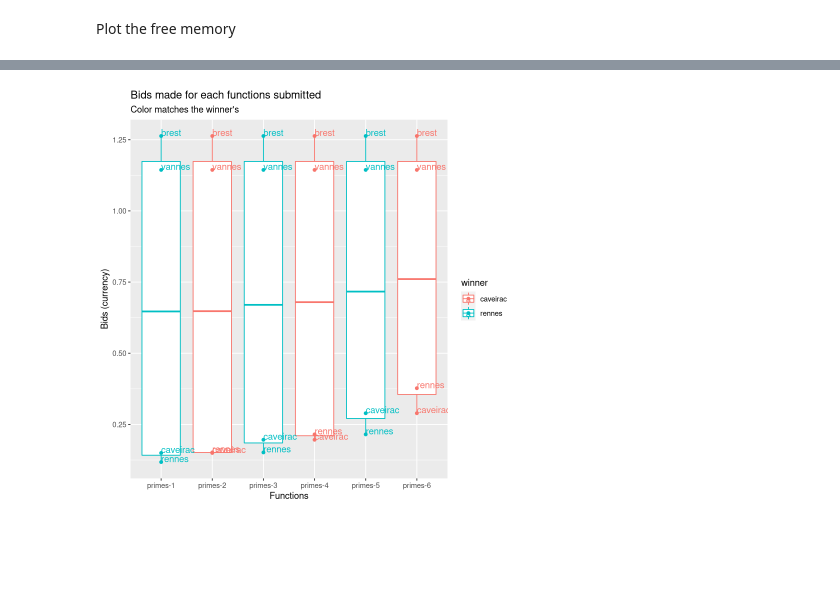
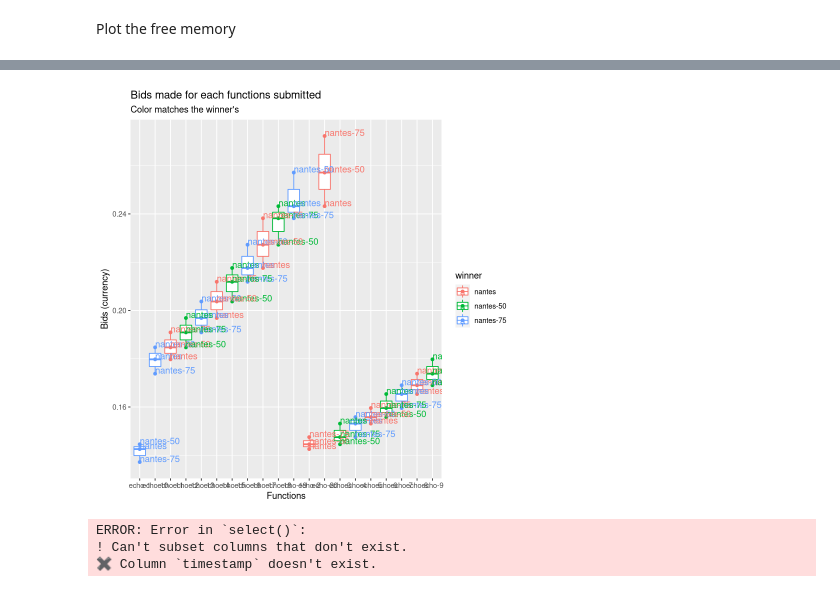
Before and after one commit to VolodiaPG/giraff, a Jupyter notebook: enos/live/expe.ipynb, the cells around one changed output, grey strips where cells are left out. Saved outputs shown, nothing was run; the diff lists cells and outputs as text; code cells hidden in the pictures; blank space fills up the shorter version.

```diff
--- a/enos/live/expe.ipynb
+++ b/enos/live/expe.ipynb
@@ -129,0 +150,5 @@ plot(net_prez, layout = layout_as_tree, edge.label = E(net_prez)$weight)
+# %%
+bids_raw <- read.csv2(file = 'metrics/fog_node_bids.csv', header = TRUE, sep = '\t') %>%
+prepare
+
+head(bids_raw)
@@ -216,20 +274,56 @@ A grouped_df: 14 × 3
 # %%
-bids_won_function <- bids_won_raw %>%
+bids_won_function <- bids_raw %>%
   group_by(function_name) %>%
   slice(which.min(value)) %>%
   mutate(winner = instance)
 
 bids_function <- bids_raw %>%
   select(c(instance, function_name, value)) %>%
   distinct() %>%
   inner_join(bids_won_function, by = c("function_name"))
 
-
 bids_function %>%
   ggplot(aes(x = function_name, y = value.x, group = function_name, color = winner, label = instance.x)) +
   geom_boxplot() +
   geom_point() +
   geom_text(hjust = 0, vjust = 0) +
   labs(x="Functions", y="Bids (currency)", title="Bids made for each functions submitted", subtitle="Color matches the winner's")
 # %% [output]
-[figure, old version]
+[figure, new version]
+# %%
+toto <- read.csv2(file = 'metrics/iot_emulation_http_request_duration_seconds_print_sum.csv', header = TRUE, sep = '\t') %>%
+  mutate(timestamp = as.numeric(as.character(timestamp))) %>%
+  mutate(timestamp = as.POSIXct(timestamp, origin = "1970-01-01")) %>%
+  mutate(value = as.numeric(as.character(value)))
+
+
+titi <- read.csv2(file = 'metrics/iot_emulation_http_request_duration_seconds_print_count.csv', header = TRUE, sep = '\t') %>%
+  mutate(timestamp = as.numeric(as.character(timestamp))) %>%
+  mutate(timestamp = as.POSIXct(timestamp, origin = "1970-01-01")) %>%
+  mutate(value = as.numeric(as.character(value)))
+
+tutu <- toto %>%
+  inner_join(titi, by = c("instance", "job", "timestamp", "tag"), ) %>%
+  mutate(avg = value.x/value.y) %>%
+  select(timestamp, avg, tag) %>%
+  filter(!is.na(avg)) %>%
+  mutate(function_name=tag) %>%
+  inner_join(bids_function, by=c("function_name")) %>%
+  select(timestamp, avg, tag, winner)
+
+head(tutu)
+
+tutu %>%
+  # ggplot(aes(x = timestamp, y = avg, group = tag, color = tag, label = tag)) +
+  ggplot(aes(x=timestamp,y=avg)) +
+  # geom_point() +
+  geom_point(aes(color=instance), size=2, alpha = 0.5) +
+  geom_density_2d_filled(alpha = 0.5) +
+  geom_density_2d(size = 0.25, colour = "black") +
+  # geom_bin_2d() +
+  #geom_text(hjust = 0, vjust = 0) +
+  labs(x="time", y="Avg lat. (s)", title="Bids made for each functions submitted", subtitle="Color matches the winner's")
+# %% [output]
+ERROR: Error in `select()`:
+! Can't subset columns that don't exist.
+✖ Column `timestamp` doesn't exist.
```
Also changed, not shown: parts of 13 cells of this notebook, 3 other files.
